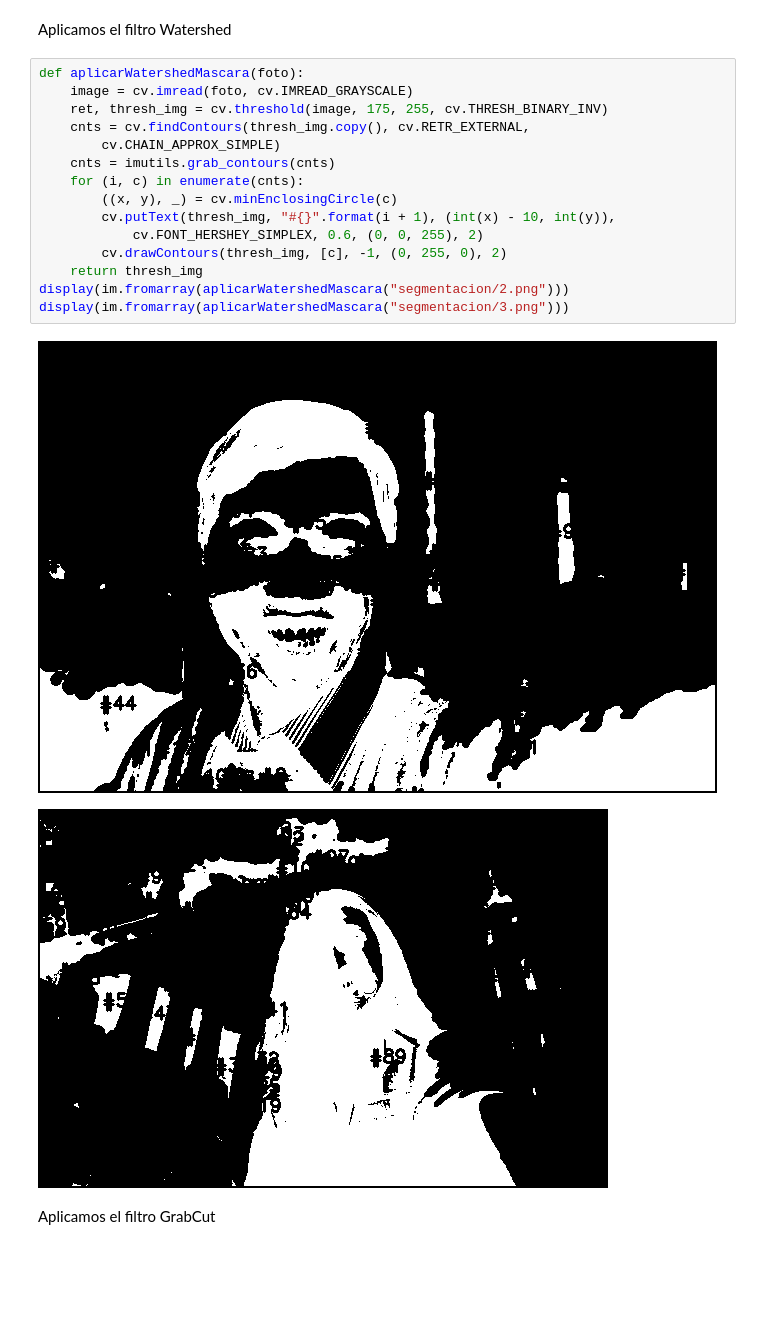
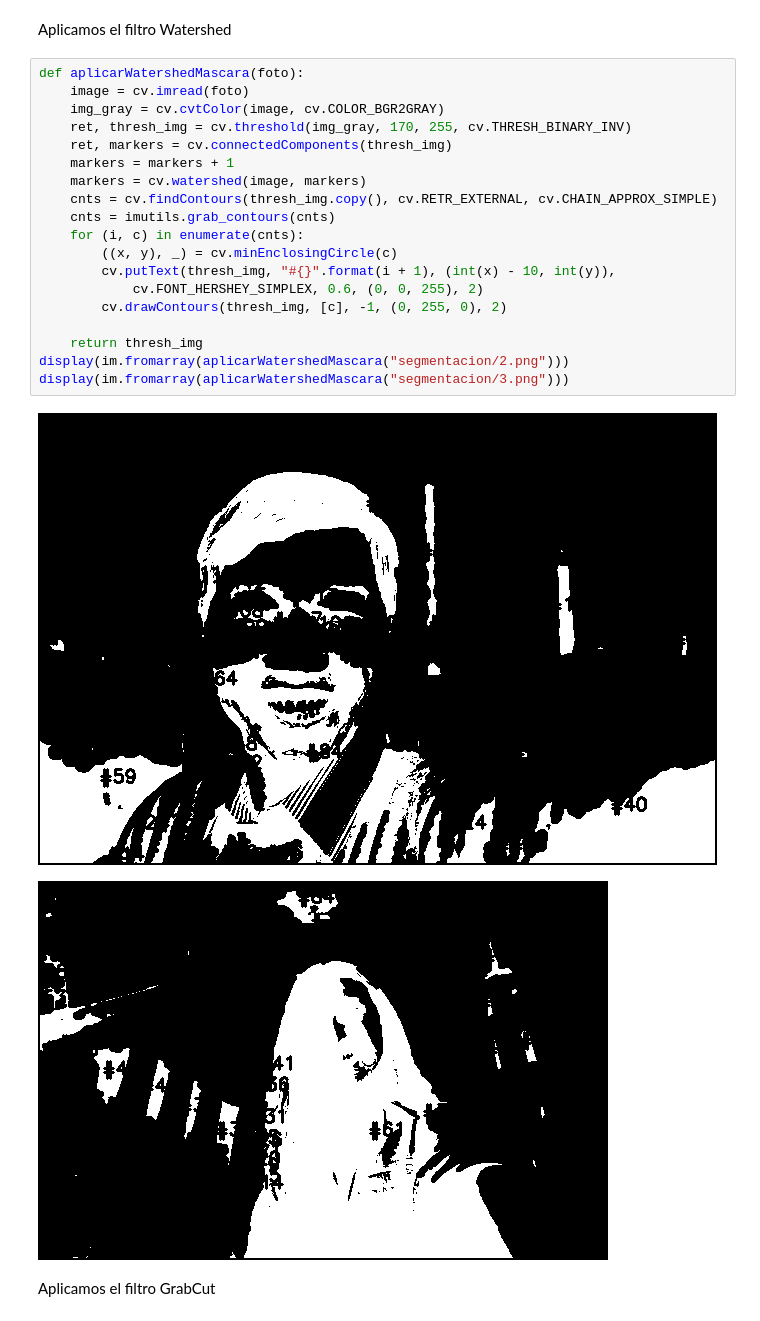
Before and after one commit to raul-guerrero/EliminacionAnomalias, a Jupyter notebook: notebooks/Segmentacion.ipynb, the cells around one changed output. Cells and saved outputs as stored; diff of their text form; blank space fills up the shorter version.

Commit message:
Corrección sobre algoritmo watershed

```diff
--- a/notebooks/Segmentacion.ipynb
+++ b/notebooks/Segmentacion.ipynb
@@ -42,22 +42,26 @@ display(Image("segmentacion/3gt.png"))
 Aplicamos el filtro Watershed
 # %%
 def aplicarWatershedMascara(foto):
-    image = cv.imread(foto, cv.IMREAD_GRAYSCALE)
-    ret, thresh_img = cv.threshold(image, 175, 255, cv.THRESH_BINARY_INV)
-    cnts = cv.findContours(thresh_img.copy(), cv.RETR_EXTERNAL,
-        cv.CHAIN_APPROX_SIMPLE)
+    image = cv.imread(foto)
+    img_gray = cv.cvtColor(image, cv.COLOR_BGR2GRAY)
+    ret, thresh_img = cv.threshold(img_gray, 170, 255, cv.THRESH_BINARY_INV)
+    ret, markers = cv.connectedComponents(thresh_img)
+    markers = markers + 1
+    markers = cv.watershed(image, markers)
+    cnts = cv.findContours(thresh_img.copy(), cv.RETR_EXTERNAL, cv.CHAIN_APPROX_SIMPLE)
     cnts = imutils.grab_contours(cnts)
     for (i, c) in enumerate(cnts):
         ((x, y), _) = cv.minEnclosingCircle(c)
         cv.putText(thresh_img, "#{}".format(i + 1), (int(x) - 10, int(y)),
             cv.FONT_HERSHEY_SIMPLEX, 0.6, (0, 0, 255), 2)
         cv.drawContours(thresh_img, [c], -1, (0, 255, 0), 2)
+
     return thresh_img
 display(im.fromarray(aplicarWatershedMascara("segmentacion/2.png")))
 display(im.fromarray(aplicarWatershedMascara("segmentacion/3.png")))
 # %% [output]
-[figure, old version]
+[figure, new version]
-[figure, old version]
+[figure, new version]
 # %% [markdown]
 Aplicamos el filtro GrabCut
 # %%
```
Also changed, not shown: parts of 2 cells of this notebook.
